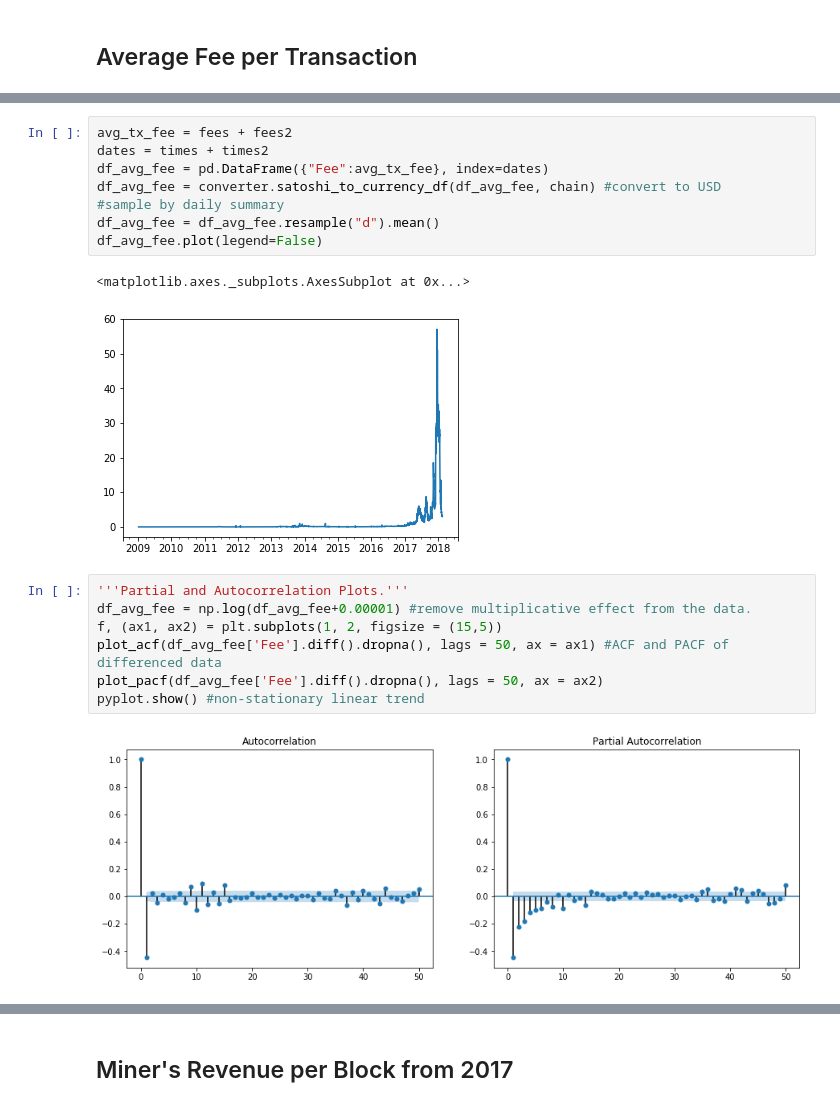
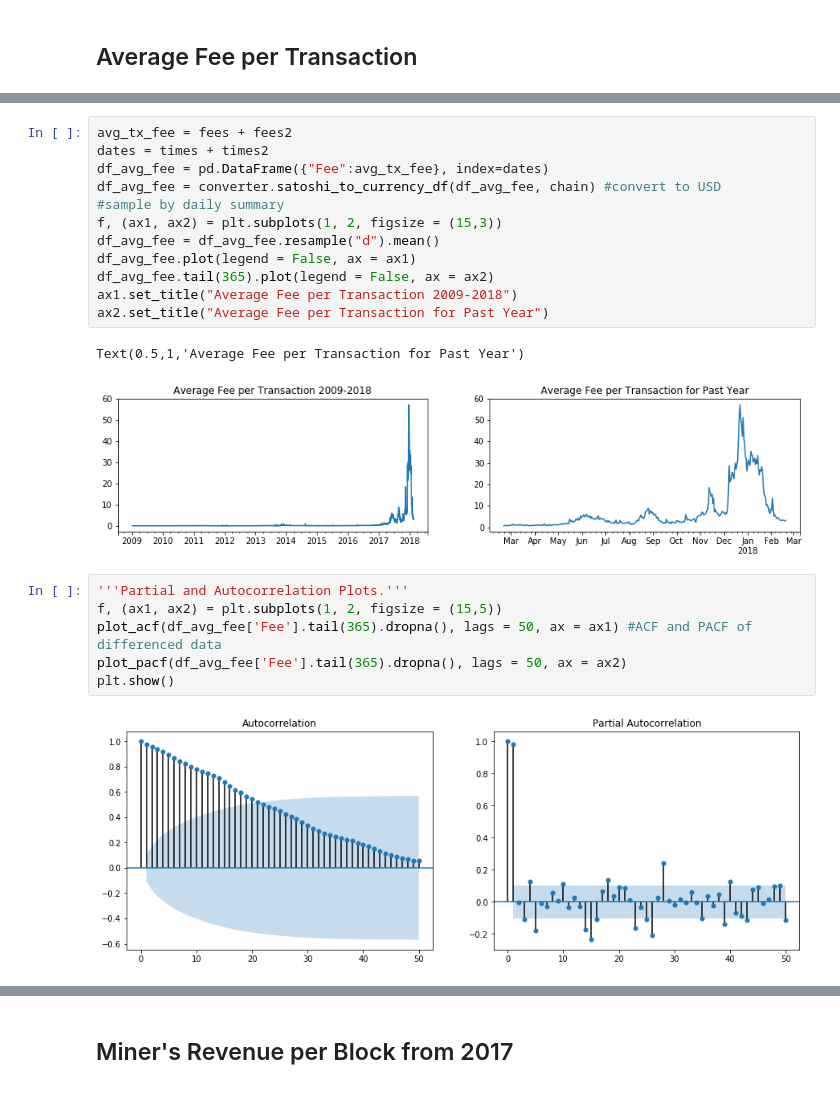
Before and after one commit to fund3/anova-blocksci, a Jupyter notebook: Eileen.ipynb, the cells around one changed output, grey strips where cells are left out. Drawn from its saved outputs; the diff is of its cells as text.

```diff
--- a/Eileen.ipynb
+++ b/Eileen.ipynb
@@ -198,21 +260,24 @@ Wall time: 302 ms
 # %%
 avg_tx_fee = fees + fees2
 dates = times + times2
 df_avg_fee = pd.DataFrame({"Fee":avg_tx_fee}, index=dates)
 df_avg_fee = converter.satoshi_to_currency_df(df_avg_fee, chain) #convert to USD
 #sample by daily summary
+f, (ax1, ax2) = plt.subplots(1, 2, figsize = (15,3))
 df_avg_fee = df_avg_fee.resample("d").mean()
-df_avg_fee.plot(legend=False)
+df_avg_fee.plot(legend = False, ax = ax1)
+df_avg_fee.tail(365).plot(legend = False, ax = ax2)
+ax1.set_title("Average Fee per Transaction 2009-2018")
+ax2.set_title("Average Fee per Transaction for Past Year")
 # %% [output]
-<matplotlib.axes._subplots.AxesSubplot at 0x...>
+Text(0.5,1,'Average Fee per Transaction for Past Year')
-[figure, old version]
+[figure, new version]
 # %%
 '''Partial and Autocorrelation Plots.'''
-df_avg_fee = np.log(df_avg_fee+0.00001) #remove multiplicative effect from the data.
 f, (ax1, ax2) = plt.subplots(1, 2, figsize = (15,5))
-plot_acf(df_avg_fee['Fee'].diff().dropna(), lags = 50, ax = ax1) #ACF and PACF of differenced data
-plot_pacf(df_avg_fee['Fee'].diff().dropna(), lags = 50, ax = ax2)
-pyplot.show() #non-stationary linear trend
+plot_acf(df_avg_fee['Fee'].tail(365).dropna(), lags = 50, ax = ax1) #ACF and PACF of differenced data
+plot_pacf(df_avg_fee['Fee'].tail(365).dropna(), lags = 50, ax = ax2)
+plt.show()
 # %% [output]
-[figure, old version]
+[figure, new version]
 # %%
```
Also changed, not shown: parts of 38 cells of this notebook.
